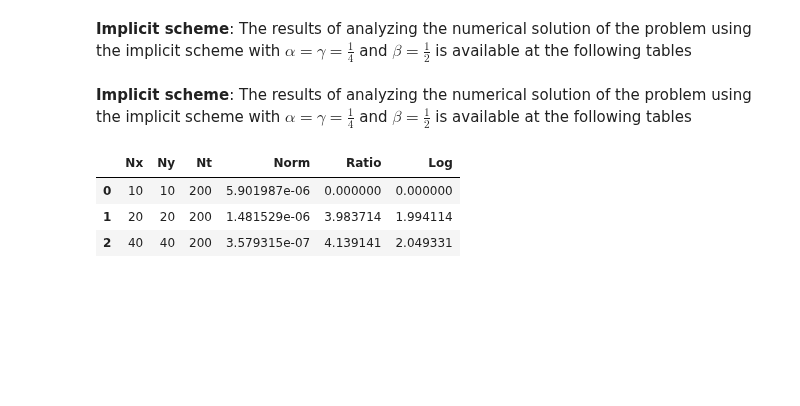
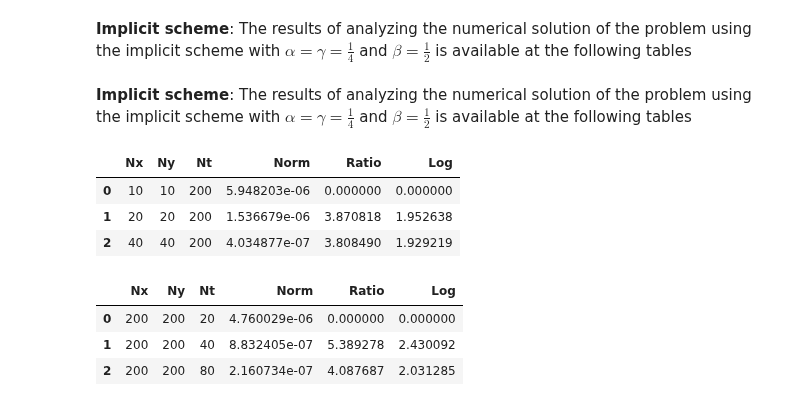
Before and after one commit to HatefDastour/Notes, a Jupyter notebook: Finite_Difference_Method/FDTD_2D.ipynb, the cells around one changed output. Saved outputs shown, nothing was run; the diff lists cells and outputs as text; code cells hidden in the pictures; blank space fills up the shorter version.

```diff
--- a/Finite_Difference_Method/FDTD_2D.ipynb
+++ b/Finite_Difference_Method/FDTD_2D.ipynb
@@ -422,7 +624,7 @@ def Example01_ImSolver2D(N,Nt):
     ht =(T2-T1)/Nt
     lx2=(ht/hx)**2
     ly2=(ht/hy)**2
-    # Initial and Boundary Conditions -----------------------------------------
+    # Initial and Boundary Conditions
     C2 =lambda x,y: (1/2)*np.exp(x+y)
     g=lambda x,y: np.exp(-x-y)
     fa=lambda y,t: np.exp(-y-t)
@@ -468,12 +670,11 @@ def Example01_ImSolver2D(N,Nt):
     u1[:,Ny]=fd(xx,tt[1])
     # for loop
     for n in range(1,Nt):
-        del u, X
         u=np.zeros((Nx+1,Ny+1), dtype=float)
         X=np.zeros((Nx+1,Ny+1), dtype=float)
+        # Part 1: Finding the values of X for current time step
         FA=fa(yy,tt[n+1])
         FB=fb(yy,tt[n+1])
-        # Part 1: Finding the values of X for current time step
         for j in range(1,Ny):
             # Matrix A_{j}
             Aj=diags([-alpha*CC[sub,j]*lx2,1+2*alpha*CC[mid,j]*lx2,-alpha*CC[sup,j]*lx2], [-1,0,1])
@@ -510,30 +711,53 @@ def Example01_ImSolver2D(N,Nt):
     # the end of loops
     # Norm
     Norm=np.max(np.abs(u-Uexact))
-    return Norm#,u,Uexact
+    return Norm,u,Uexact
 # %% [markdown]
 **Implicit scheme**:
 The results of analyzing the numerical solution of the problem using the implicit scheme with $\alpha=\gamma=\frac{1}{4}$ and $\beta=\frac{1}{2}$ is available at the following tables
 # %%
 it=3
 Norm=np.zeros(it, dtype=float)
 N0=10
 Nt0=200
 N=np.asarray([N0*2**n for n in range(0,it)])
 Nt=np.asarray([Nt0 for n in range(0,it)])
 Ratio=np.zeros(it, dtype=float)
 LOG=np.zeros(it, dtype=float)
 # iteration
 for n in range(it):
-    Norm[n],_,_ =Example01_ExSolver2D(N[n],Nt[n])
+    Norm[n],_,_ =Example01_ImSolver2D(N[n],Nt[n])
     if (n>0):
         Ratio[n]=Norm[n-1]/Norm[n]
         LOG[n]=math.log(Ratio[n],2)
 
 data = pd.DataFrame({'Nx': N, 'Ny': N, 'Nt': Nt, 'Norm': Norm, 'Ratio': Ratio, 'Log': LOG})
 data
 # %% [output]
 |  | Nx | Ny | Nt | Norm | Ratio | Log |
-| 0 | 10 | 10 | 200 | 5.901987e-06 | 0.000000 | 0.000000 |
-| 1 | 20 | 20 | 200 | 1.481529e-06 | 3.983714 | 1.994114 |
-| 2 | 40 | 40 | 200 | 3.579315e-07 | 4.139141 | 2.049331 |
+| 0 | 10 | 10 | 200 | 5.948203e-06 | 0.000000 | 0.000000 |
+| 1 | 20 | 20 | 200 | 1.536679e-06 | 3.870818 | 1.952638 |
+| 2 | 40 | 40 | 200 | 4.034877e-07 | 3.808490 | 1.929219 |
+# %%
+it=3
+Norm=np.zeros(it, dtype=float)
+N0=200
+Nt0=20
+N=np.asarray([N0 for n in range(0,it)])
+Nt=np.asarray([Nt0*2**n for n in range(0,it)])
+Ratio=np.zeros(it, dtype=float)
+LOG=np.zeros(it, dtype=float)
+# iteration
+for n in range(it):
+    Norm[n],_,_ =Example01_ImSolver2D(N[n],Nt[n])
+    if (n>0):
+        Ratio[n]=Norm[n-1]/Norm[n]
+        LOG[n]=math.log(Ratio[n],2)
+
+data = pd.DataFrame({'Nx': N, 'Ny': N, 'Nt': Nt, 'Norm': Norm, 'Ratio': Ratio, 'Log': LOG})
+data
+# %% [output]
+|  | Nx | Ny | Nt | Norm | Ratio | Log |
+| 0 | 200 | 200 | 20 | 4.760029e-06 | 0.000000 | 0.000000 |
+| 1 | 200 | 200 | 40 | 8.832405e-07 | 5.389278 | 2.430092 |
+| 2 | 200 | 200 | 80 | 2.160734e-07 | 4.087687 | 2.031285 |
```
Also changed, not shown: parts of 12 cells of this notebook.
